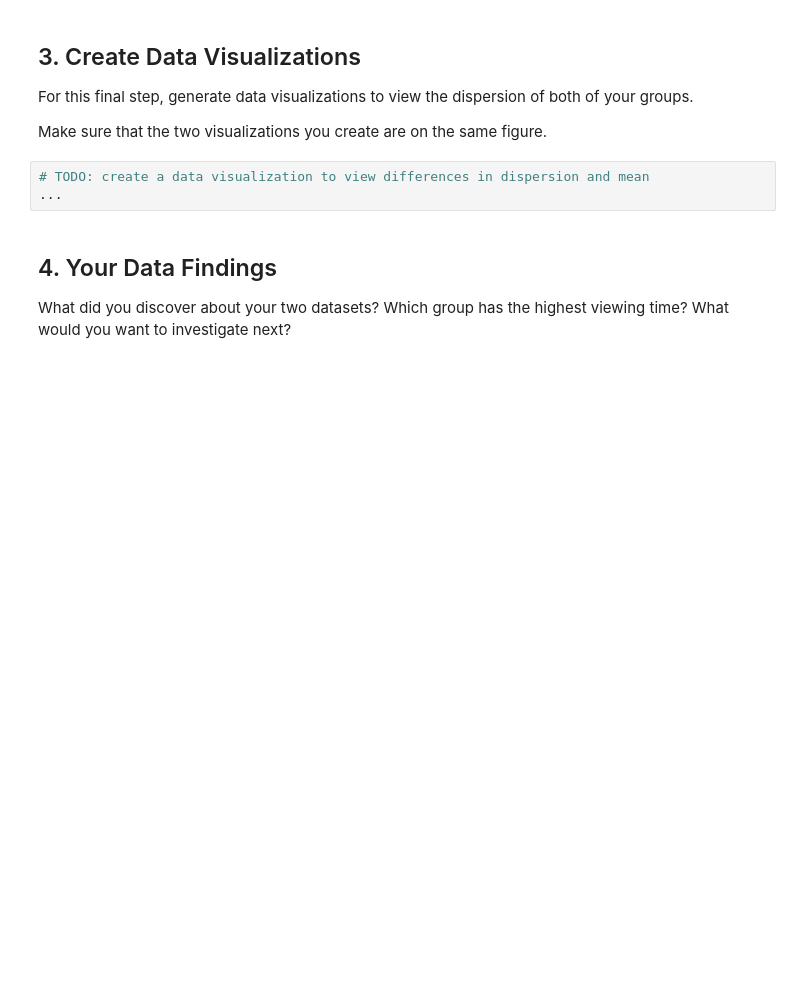
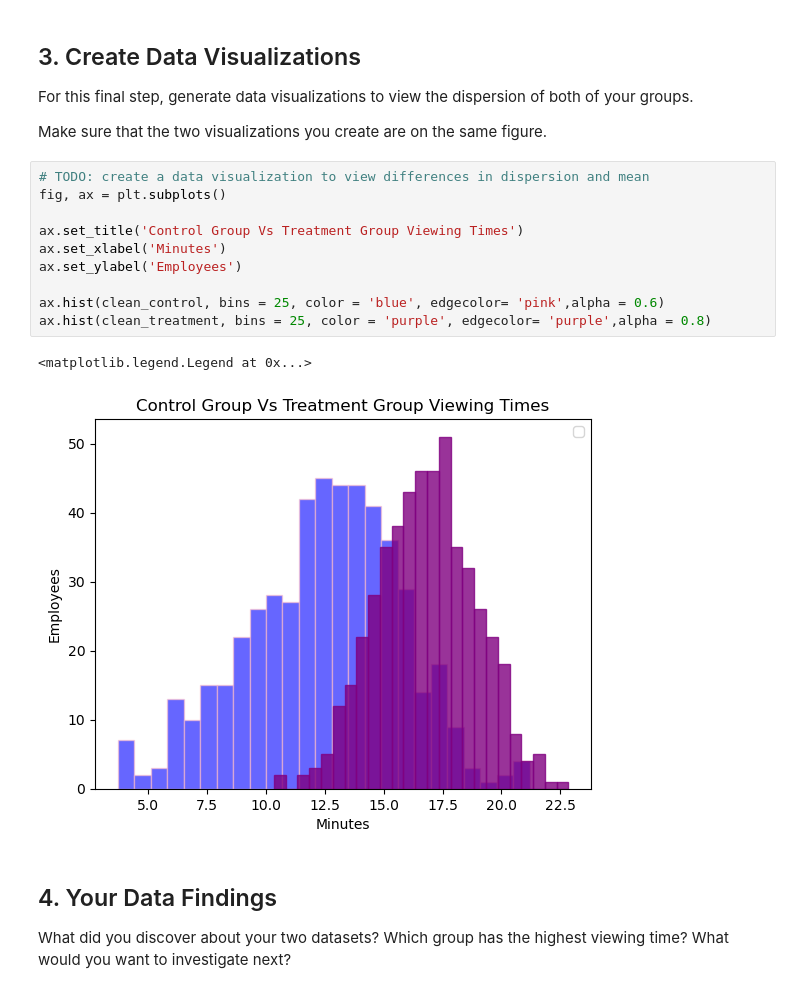
Before and after one commit to Sheryl122/viewing-time-lab, a Jupyter notebook: explore.ipynb, the cells around one changed output. Cells and saved outputs as stored; diff of their text form; blank space fills up the shorter version.

```diff
--- a/explore.ipynb
+++ b/explore.ipynb
@@ -70,7 +96,17 @@ For this final step, generate data visualizations to view the dispersion of both
 Make sure that the two visualizations you create are on the same figure.
 # %%
 # TODO: create a data visualization to view differences in dispersion and mean
-...
+fig, ax = plt.subplots()
+
+ax.set_title('Control Group Vs Treatment Group Viewing Times')
+ax.set_xlabel('Minutes')
+ax.set_ylabel('Employees')
+
+ax.hist(clean_control, bins = 25, color = 'blue', edgecolor= 'pink',alpha = 0.6)
+ax.hist(clean_treatment, bins = 25, color = 'purple', edgecolor= 'purple',alpha = 0.8)
+# %% [output]
+<matplotlib.legend.Legend at 0x...>
+[figure, added]
 # %% [markdown]
 ## 4. Your Data Findings
 
```
Also changed, not shown: parts of 8 cells of this notebook.
